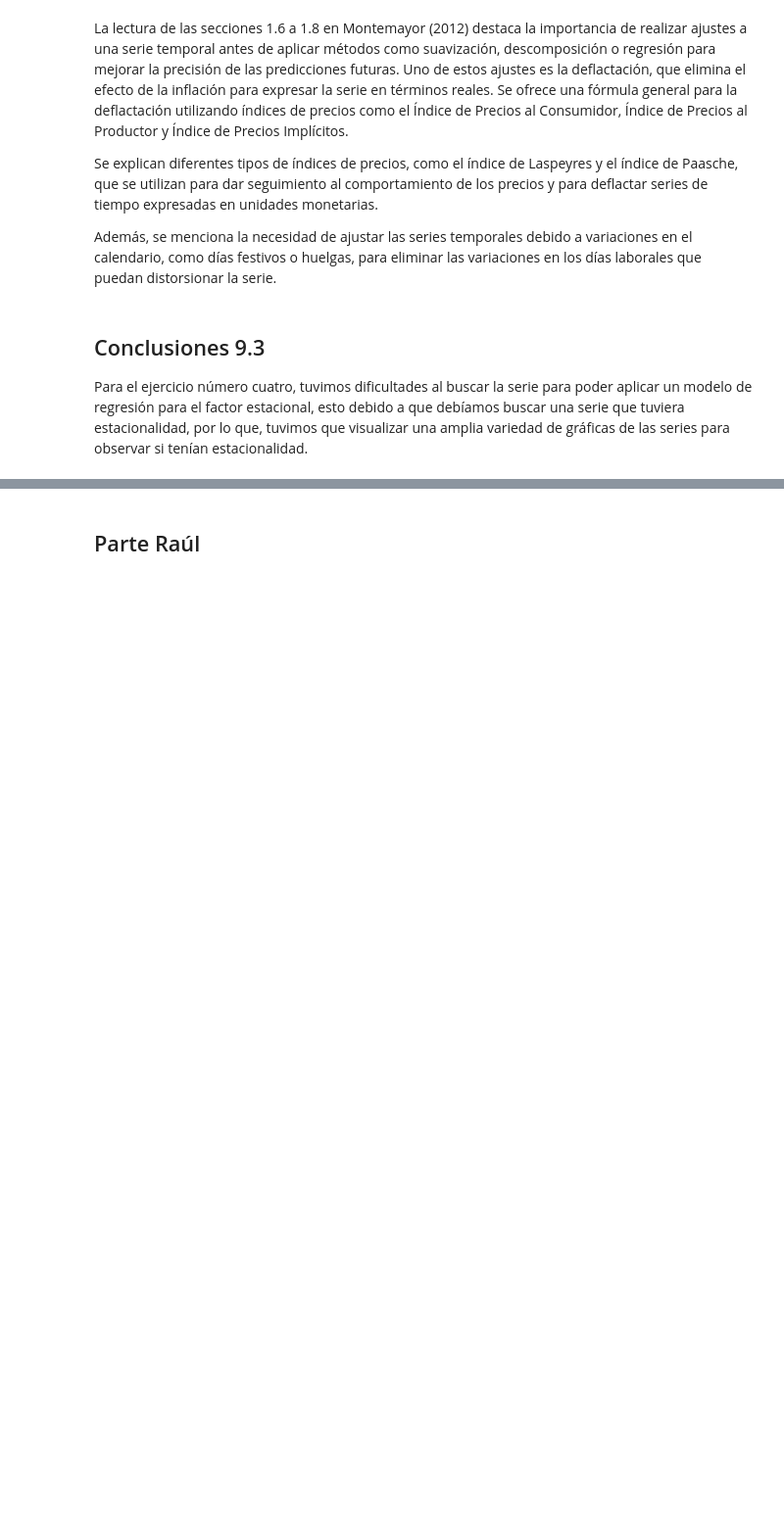
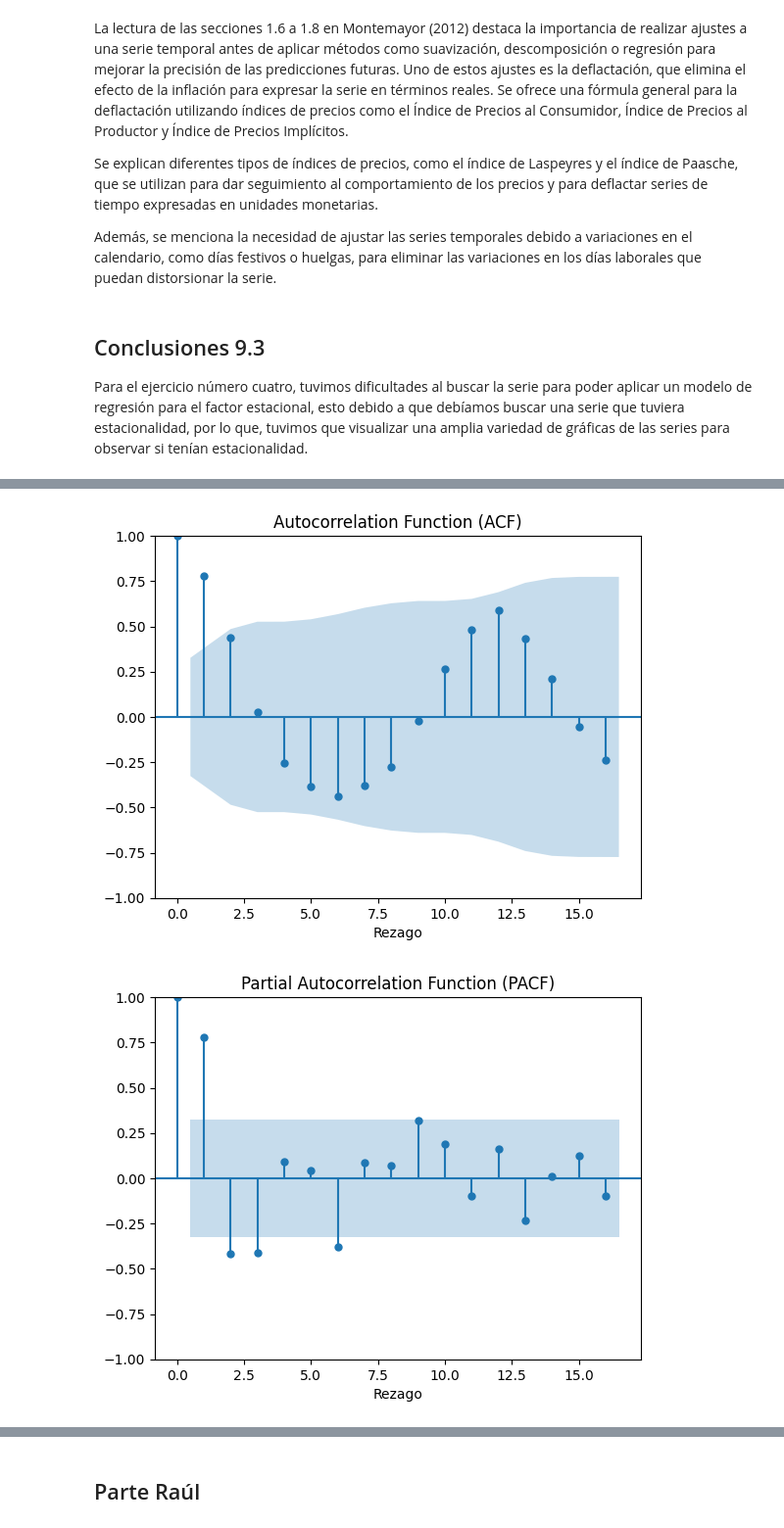
Before and after one commit to maferpy/unidad9, a Jupyter notebook: pronosticos.ipynb, the cells around one changed output, grey strips where cells are left out. Shown at 98% size. Saved outputs shown, nothing was run; the diff lists cells and outputs as text; code cells hidden in the pictures; blank space fills up the shorter version.

```diff
--- a/pronosticos.ipynb
+++ b/pronosticos.ipynb
@@ -723,0 +871,13 @@ Para el ejercicio número cuatro, tuvimos dificultades al buscar la serie para p
+# %%
+plot_acf(df4['Yt'])
+plt.title('Autocorrelation Function (ACF)')
+plt.xlabel("Rezago")
+plt.show()
+
+plot_pacf(df4['Yt'])
+plt.title('Partial Autocorrelation Function (PACF)')
+plt.xlabel("Rezago")
+plt.show()
+# %% [output]
+[figure, added]
+[figure, added]
```
Also changed, not shown: parts of 24 cells of this notebook.
